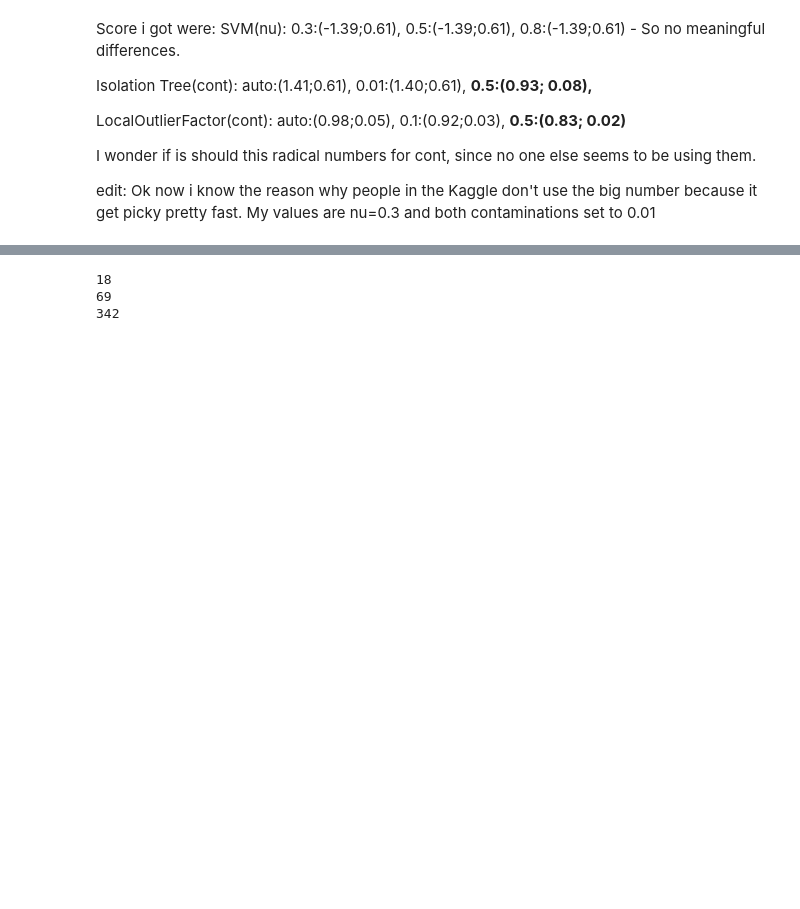
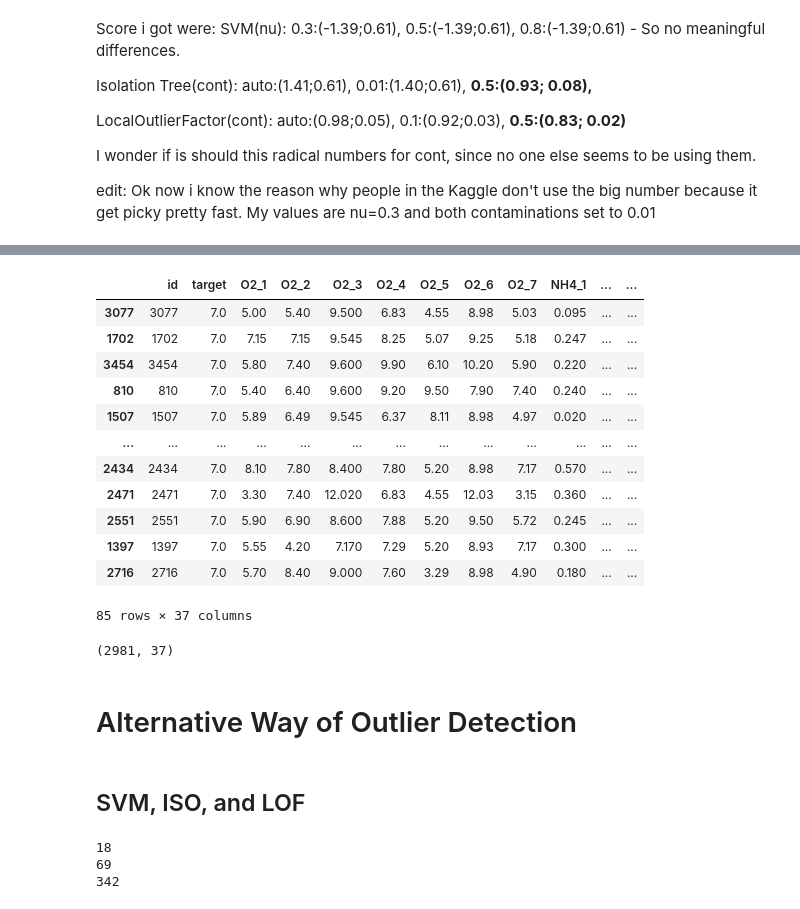
Before and after one commit to ameram/dissolved_o2_augmentation, a Jupyter notebook: playground_v8_final.ipynb, the cells around one changed output, grey strips where cells are left out. Saved outputs shown, nothing was run; the diff lists cells and outputs as text; code cells hidden in the pictures; blank space fills up the shorter version.

```diff
--- a/playground_v8_final.ipynb
+++ b/playground_v8_final.ipynb
@@ -237,3 +262,29 @@ len(df_clean)
+# %%
+drop_boxplot_idx = np.random.choice(box_df[box_df['target']==7].index.to_numpy(), len(box_df[box_df['target']==7])//2, replace=False)
+box_df.loc[drop_boxplot_idx]
+# %% [output]
+|  | id | target | O2_1 | O2_2 | O2_3 | O2_4 | O2_5 | O2_6 | O2_7 | NH4_1 | ... | ... |
+| 3077 | 3077 | 7.0 | 5.00 | 5.40 | 9.500 | 6.83 | 4.55 | 8.98 | 5.03 | 0.095 | ... | ... |
+| 1702 | 1702 | 7.0 | 7.15 | 7.15 | 9.545 | 8.25 | 5.07 | 9.25 | 5.18 | 0.247 | ... | ... |
+| 3454 | 3454 | 7.0 | 5.80 | 7.40 | 9.600 | 9.90 | 6.10 | 10.20 | 5.90 | 0.220 | ... | ... |
+| 810 | 810 | 7.0 | 5.40 | 6.40 | 9.600 | 9.20 | 9.50 | 7.90 | 7.40 | 0.240 | ... | ... |
+| 1507 | 1507 | 7.0 | 5.89 | 6.49 | 9.545 | 6.37 | 8.11 | 8.98 | 4.97 | 0.020 | ... | ... |
+| ... | ... | ... | ... | ... | ... | ... | ... | ... | ... | ... | ... | ... |
+| 2434 | 2434 | 7.0 | 8.10 | 7.80 | 8.400 | 7.80 | 5.20 | 8.98 | 7.17 | 0.570 | ... | ... |
+| 2471 | 2471 | 7.0 | 3.30 | 7.40 | 12.020 | 6.83 | 4.55 | 12.03 | 3.15 | 0.360 | ... | ... |
+| 2551 | 2551 | 7.0 | 5.90 | 6.90 | 8.600 | 7.88 | 5.20 | 9.50 | 5.72 | 0.245 | ... | ... |
+| 1397 | 1397 | 7.0 | 5.55 | 4.20 | 7.170 | 7.29 | 5.20 | 8.93 | 7.17 | 0.300 | ... | ... |
+| 2716 | 2716 | 7.0 | 5.70 | 8.40 | 9.000 | 7.60 | 3.29 | 8.98 | 4.90 | 0.180 | ... | ... |
+85 rows × 37 columns
+# %%
+final_box = box_df.drop(drop_boxplot_idx)
+final_box.shape
+# %% [output]
+(2981, 37)
+# %% [markdown]
+# Alternative Way of Outlier Detection
+# %% [markdown]
+## SVM, ISO, and LOF
 # %%
 df.target = df.target.clip(7, 20)
 # %%
```
Also changed, not shown: parts of 35 cells of this notebook.
